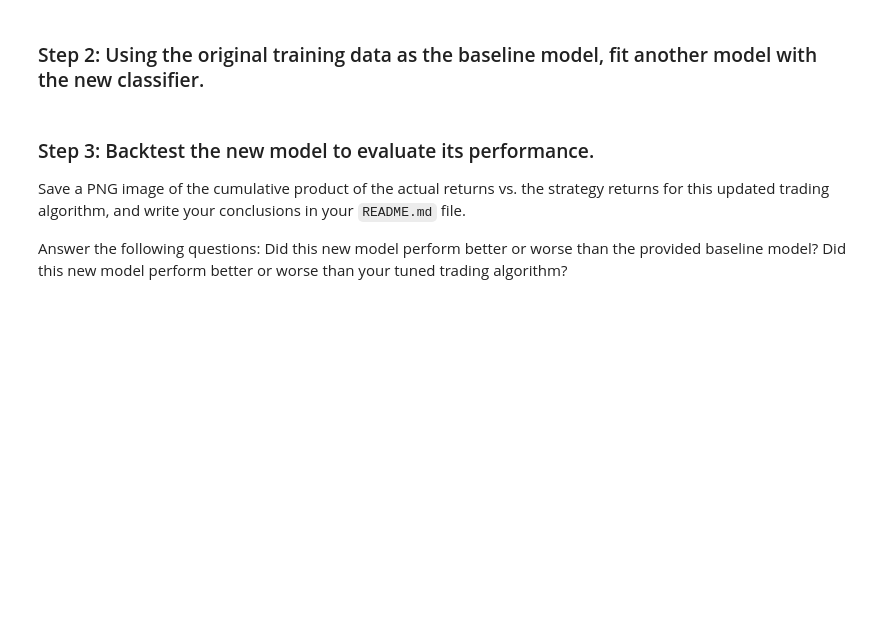
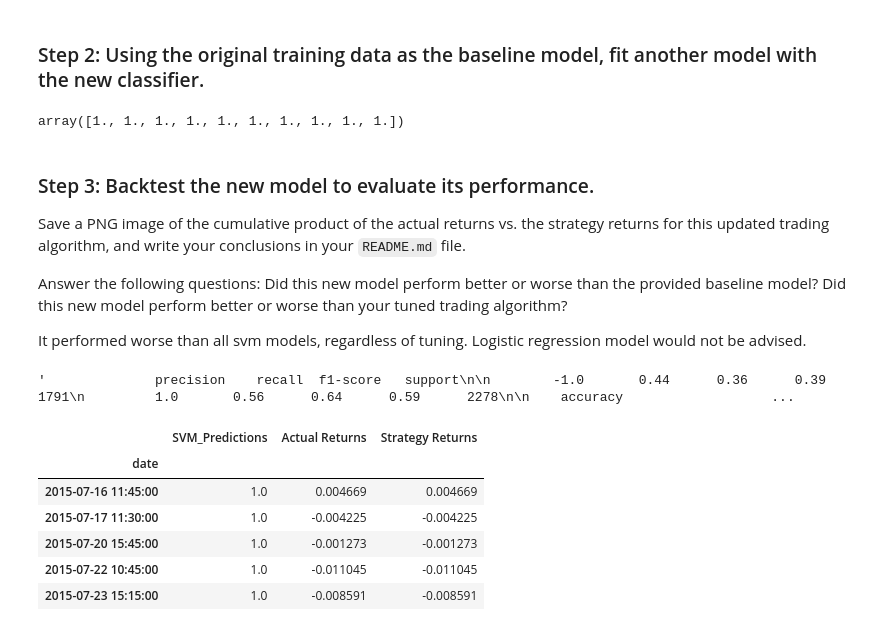
Before and after one commit to 12jasteiner/Module_14_Algo_Bot, a Jupyter notebook: machine_learning_trading_bot-checkpoint.ipynb, the cells around one changed output. Saved outputs shown, nothing was run; the diff lists cells and outputs as text; code cells hidden in the pictures; blank space fills up the shorter version.

```diff
--- a/machine_learning_trading_bot-checkpoint.ipynb
+++ b/machine_learning_trading_bot-checkpoint.ipynb
@@ -422,13 +422,15 @@ In this section, you’ll use the original parameters that the starter code prov
 ### Step 2: Using the original training data as the baseline model, fit another model with the new classifier.
 # %%
 # Fit the model using the training data
-model = # YOUR CODE HERE
+model = model.fit(X_train_scaled, y_train)
 
 # Use the testing dataset to generate the predictions for the new model
-pred = # YOUR CODE HERE
+pred = model.predict(X_test_scaled)
 
 # Review the model's predicted values
-# YOUR CODE HERE
+pred[:10]
+# %% [output]
+array([1., 1., 1., 1., 1., 1., 1., 1., 1., 1.])
 # %% [markdown]
 ### Step 3: Backtest the new model to evaluate its performance.
 
@@ -437,26 +439,38 @@ Save a PNG image of the cumulative product of the actual returns vs. the strateg
 Answer the following questions:
 Did this new model perform better or worse than the provided baseline model?
 Did this new model perform better or worse than your tuned trading algorithm?
+
+It performed worse than all svm models, regardless of tuning. Logistic regression model would not be advised.
 # %%
 # Use a classification report to evaluate the model using the predictions and testing data
-# YOUR CODE HERE
+testing_report=classification_report(y_test, pred)
 
 # Print the classification report
-# YOUR CODE HERE
+testing_report
+# %% [output]
+'              precision    recall  f1-score   support\n\n        -1.0       0.44      0.36      0.39      1791\n         1.0       0.56      0.64      0.59      2278\n\n    accuracy                   ...
 # %%
 # Create a new empty predictions DataFrame.
 
 # Create a predictions DataFrame
-# YOUR CODE HERE
+logreg_pred_df= pd.DataFrame(index=X_test.index)
 
-# Add the SVM model predictions to the DataFrame
-# YOUR CODE HERE
+# Add the lreg model predictions to the DataFrame
+logreg_pred_df['SVM_Predictions']= pred
 
 # Add the actual returns to the DataFrame
-# YOUR CODE HERE
+logreg_pred_df['Actual Returns']=predictions_df['Actual Returns']
 
 # Add the strategy returns to the DataFrame
-# YOUR CODE HERE
+logreg_pred_df['Strategy Returns']=(predictions_df['Actual Returns']*pred)
 
 # Review the DataFrame
-# YOUR CODE HERE
+logreg_pred_df.head()
+# %% [output]
+|  | SVM_Predictions | Actual Returns | Strategy Returns |
+| date |  |  |  |
+| 2015-07-16 11:45:00 | 1.0 | 0.004669 | 0.004669 |
+| 2015-07-17 11:30:00 | 1.0 | -0.004225 | -0.004225 |
+| 2015-07-20 15:45:00 | 1.0 | -0.001273 | -0.001273 |
+| 2015-07-22 10:45:00 | 1.0 | -0.011045 | -0.011045 |
+| 2015-07-23 15:15:00 | 1.0 | -0.008591 | -0.008591 |
```
Also changed, not shown: parts of 3 cells of this notebook, 2 other files.
